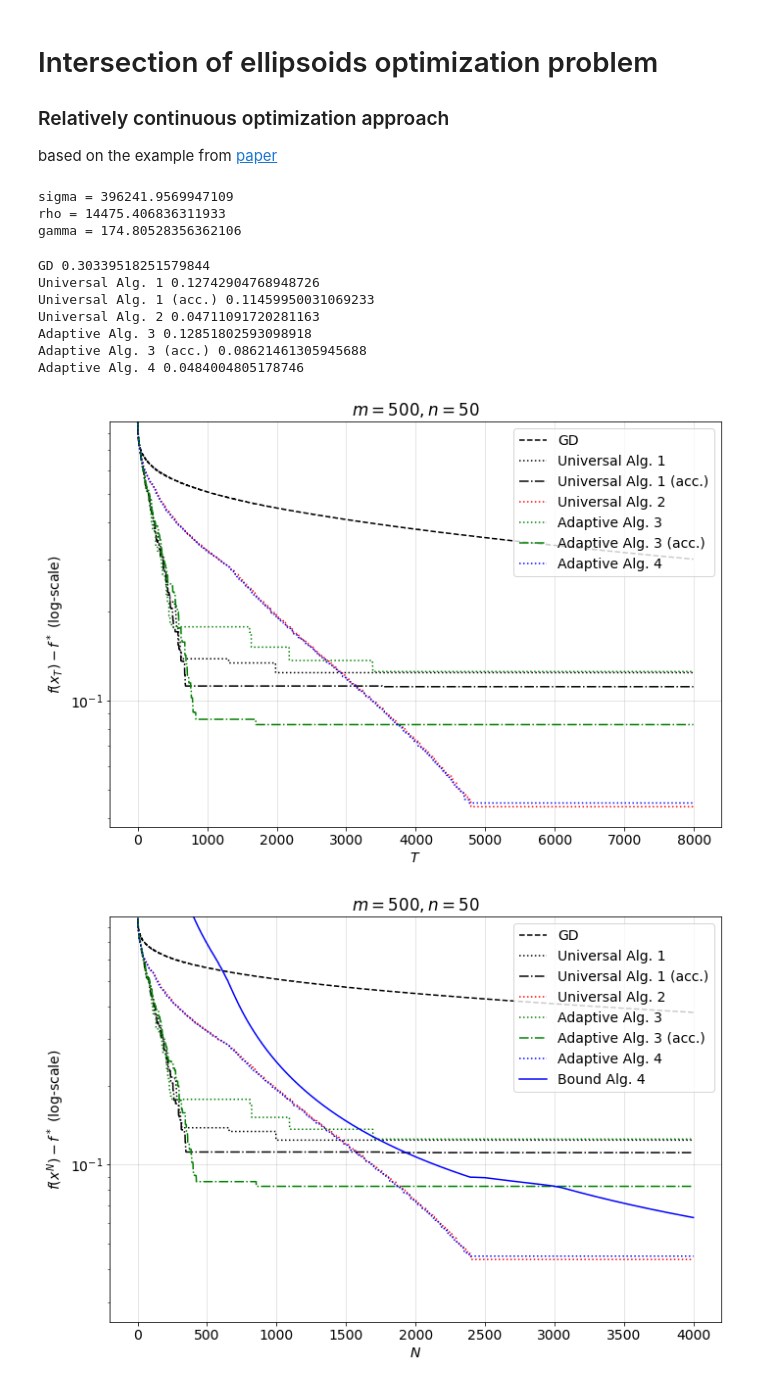
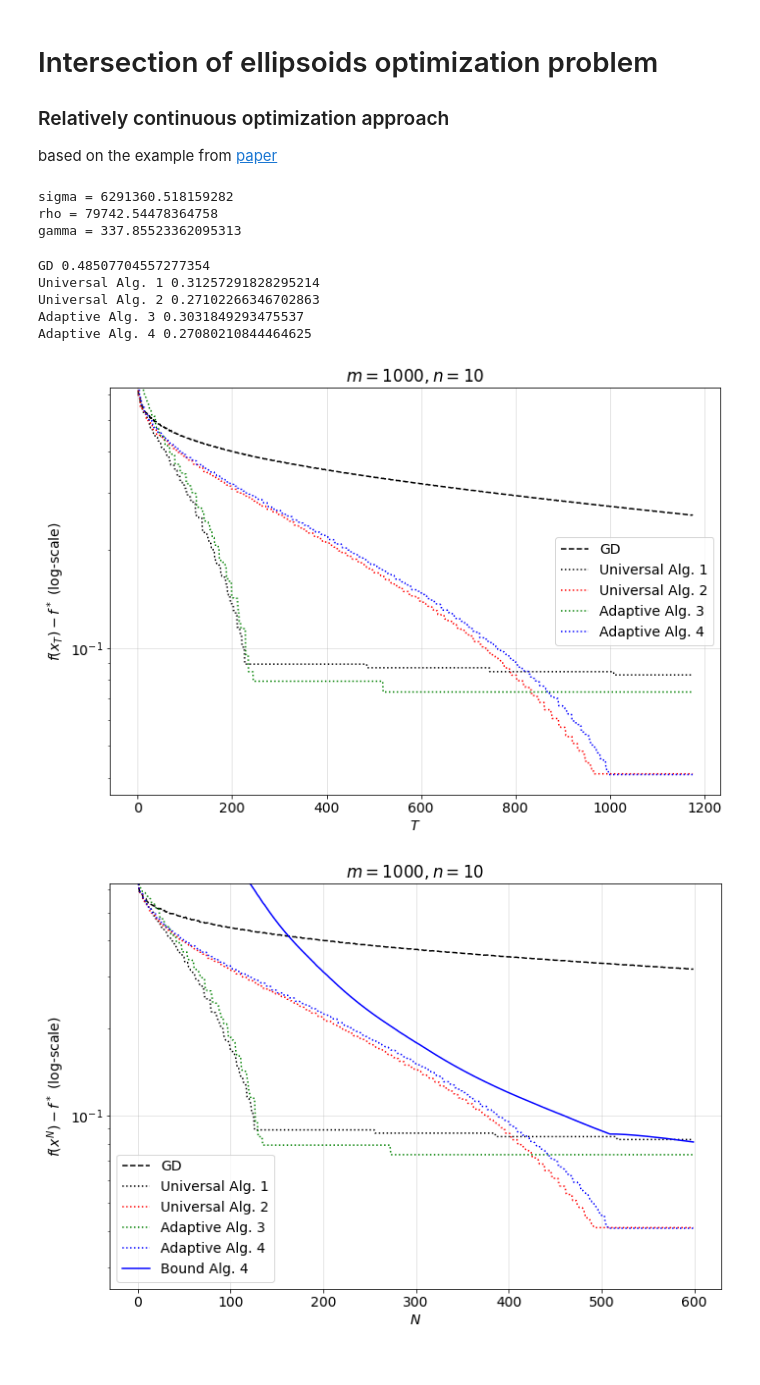
Before and after one commit to dmivilensky/Adaptive-relatively-smooth-optimization, a Jupyter notebook: mirror-descent-rel-continuous/iep.ipynb, the cells around one changed output. Drawn from its saved outputs; the diff is of its cells as text; code cells hidden in the pictures.

```diff
--- a/mirror-descent-rel-continuous/iep.ipynb
+++ b/mirror-descent-rel-continuous/iep.ipynb
@@ -12,8 +12,8 @@ from tqdm.notebook import tqdm
 # %%
 np.random.seed(7)
 
-n = 50
-m = 500
+n = 10
+m = 1000
 
 A = np.zeros(shape=(n, m, m))
 b =  np.random.random((n, m))
@@ -36,9 +36,9 @@ print(f'sigma = {sigma}')
 print(f'rho = {rho}')
 print(f'gamma = {gamma}')
 # %% [output]
-sigma = 396241.9569947109
-rho = 14475.406836311933
-gamma = 174.80528356362106
+sigma = 6291360.518159282
+rho = 79742.54478364758
+gamma = 337.85523362095313
 # %%
 h = lambda x: sigma/4 * np.linalg.norm(x, 2)**4 +\
                 rho/3 * np.linalg.norm(x, 2)**3 +\
@@ -58,7 +58,7 @@ def solve_subproblem(c):
         lambda th: (
             sigma * np.linalg.norm(c, 2)**2 * th**3 +\
             rho * np.linalg.norm(c, 2) * th**2 + gamma * th) - 1,
-        0, tol=1e-10, maxiter=5000
+        0, tol=1e-10, maxiter=10000
     )
     return -th * c
 # %%
@@ -280,10 +280,10 @@ def alg4(state, L=1, delta=1e-1, zeta=1.7, last=False):
 
     return True
 # %%
-iters = 4000
+iters = 600
 L = 1.
-zeta = 2.
-delta = 5e-1
+zeta = 1.2
+delta = 1e-1
 # %%
 _, x_alg4, state_alg4 = alg4(x0, T=iters, delta=delta, L=L, zeta=zeta)
 x_alg4 = x_alg4 / state_alg4['S'][-1]
@@ -296,4 +296,4 @@ R = np.sqrt(V(x_alg1, x0))
 Re = R**2 / state_alg4['S'][-1] + (state_alg4['delta'] / state_alg4['L']).sum() / state_alg4['S'][-1]
 f_opt = state_alg4['f-all'][-1] - Re
 # %%
-discrepancy = (R*1.3)**2 / state_alg4['S'] + np.cumsum(state_alg4['delta'] / state_alg4['L']) / state_alg4['S']
+discrepancy = (R*1.5)**2 / state_alg4['S'] + np.cumsum(state_alg4['delta'] / state_alg4['L']) / state_alg4['S']
@@ -319,35 +309,28 @@ limit_T = min(
     state_alg1['f-all'].shape[0],
     state_alg2['f-all'].shape[0],
     state_alg3['f-all'].shape[0],
-    state_alg3_adv['f-all'].shape[0],
     state_alg4['f-all'].shape[0]
 )
 
 print('GD', state_gd['f-all'][limit_T-1])
 print('Universal Alg. 1', state_alg1['f-all'][limit_T-1])
-print('Universal Alg. 1 (acc.)', state_alg1_adv['f-all'][limit_T-1])
 print('Universal Alg. 2', state_alg2['f-all'][limit_T-1])
 print('Adaptive Alg. 3', state_alg3['f-all'][limit_T-1])
-print('Adaptive Alg. 3 (acc.)', state_alg3_adv['f-all'][limit_T-1])
 print('Adaptive Alg. 4', state_alg4['f-all'][limit_T-1])
 # %% [output]
-GD 0.30339518251579844
-Universal Alg. 1 0.12742904768948726
-Universal Alg. 1 (acc.) 0.11459950031069233
-Universal Alg. 2 0.04711091720281163
-Adaptive Alg. 3 0.12851802593098918
-Adaptive Alg. 3 (acc.) 0.08621461305945688
-Adaptive Alg. 4 0.0484004805178746
+GD 0.48507704557277354
+Universal Alg. 1 0.31257291828295214
+Universal Alg. 2 0.27102266346702863
+Adaptive Alg. 3 0.3031849293475537
+Adaptive Alg. 4 0.27080210844464625
 # %%
 plt.figure(figsize=(10,7))
 plt.rcParams.update({'font.size': 14})
 
 plt.semilogy(state_gd['f-all'][:limit_T] - f_opt, 'k--', label='GD')
 plt.semilogy(state_alg1['f-all'][:limit_T] - f_opt, 'k:', label='Universal Alg. 1')
-plt.semilogy(state_alg1_adv['f-all'][:limit_T] - f_opt, 'k-.', label='Universal Alg. 1 (acc.)')
 plt.semilogy(state_alg2['f-all'][:limit_T] - f_opt, 'r:', label='Universal Alg. 2')
 plt.semilogy(state_alg3['f-all'][:limit_T] - f_opt, 'g:', label='Adaptive Alg. 3')
-plt.semilogy(state_alg3_adv['f-all'][:limit_T] - f_opt, 'g-.', label='Adaptive Alg. 3 (acc.)')
 plt.semilogy(state_alg4['f-all'][:limit_T] - f_opt, 'b:', label='Adaptive Alg. 4')
 
 plt.grid(alpha=0.4)
@@ -362,38 +345,36 @@ plt.tight_layout()
 # plt.savefig('T_m=500,n=50 [2].pdf')
 plt.show()
 # %% [output]
-[figure, old version]
+[figure, new version]
 # %%
 limit_N = min(
     state_gd['f-all'].shape[0],
     state_alg1['f'].shape[0],
     state_alg2['f'].shape[0],
     state_alg1['f'].shape[0],
     state_alg2['f'].shape[0]
 )
 
 plt.figure(figsize=(10,7))
 plt.rcParams.update({'font.size': 14})
 
 plt.semilogy(state_gd['f-all'][:limit_N] - f_opt, 'k--', label='GD')
 plt.semilogy(state_alg1['f'][:limit_N] - f_opt, 'k:', label='Universal Alg. 1')
-plt.semilogy(state_alg1_adv['f'][:limit_N] - f_opt, 'k-.', label='Universal Alg. 1 (acc.)')
 plt.semilogy(state_alg2['f'][:limit_N] - f_opt, 'r:', label='Universal Alg. 2')
 plt.semilogy(state_alg3['f'][:limit_N] - f_opt, 'g:', label='Adaptive Alg. 3')
-plt.semilogy(state_alg3_adv['f'][:limit_N] - f_opt, 'g-.', label='Adaptive Alg. 3 (acc.)')
 plt.semilogy(state_alg4['f'][:limit_N] - f_opt, 'b:', label='Adaptive Alg. 4')
 plt.semilogy(discrepancy, 'b', label='Bound Alg. 4')
 
 plt.grid(alpha=0.4)
 plt.legend()
 
 plt.title(f'$m = {m}, n = {n}$')
 plt.ylabel('$f(x^N) - f^*$ (log-scale)')
 plt.ylim(top=state_gd['f-all'][1] - f_opt)
 plt.xlabel('$N$')
 
 plt.tight_layout()
 # plt.savefig('N_m=500,n=50 [2].pdf')
 plt.show()
 # %% [output]
-[figure, old version]
+[figure, new version]
```
Also changed, not shown: parts of 10 cells of this notebook, 7 other files.
